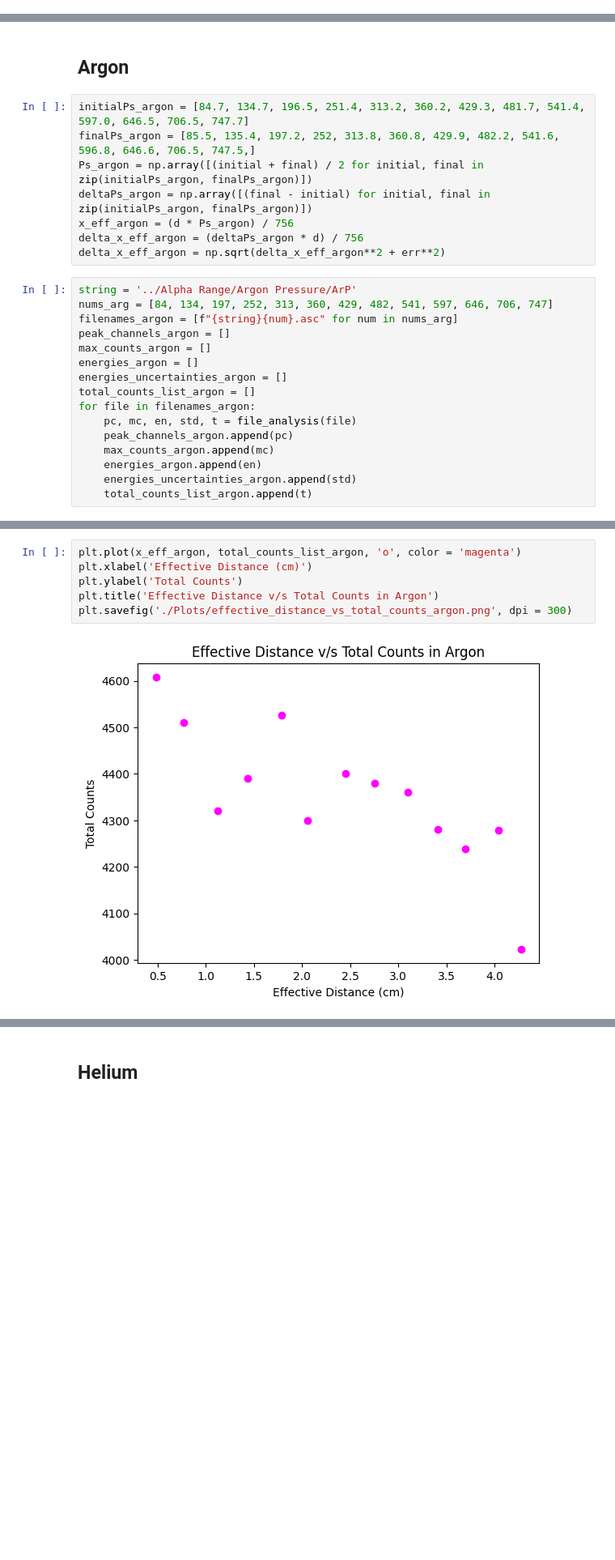
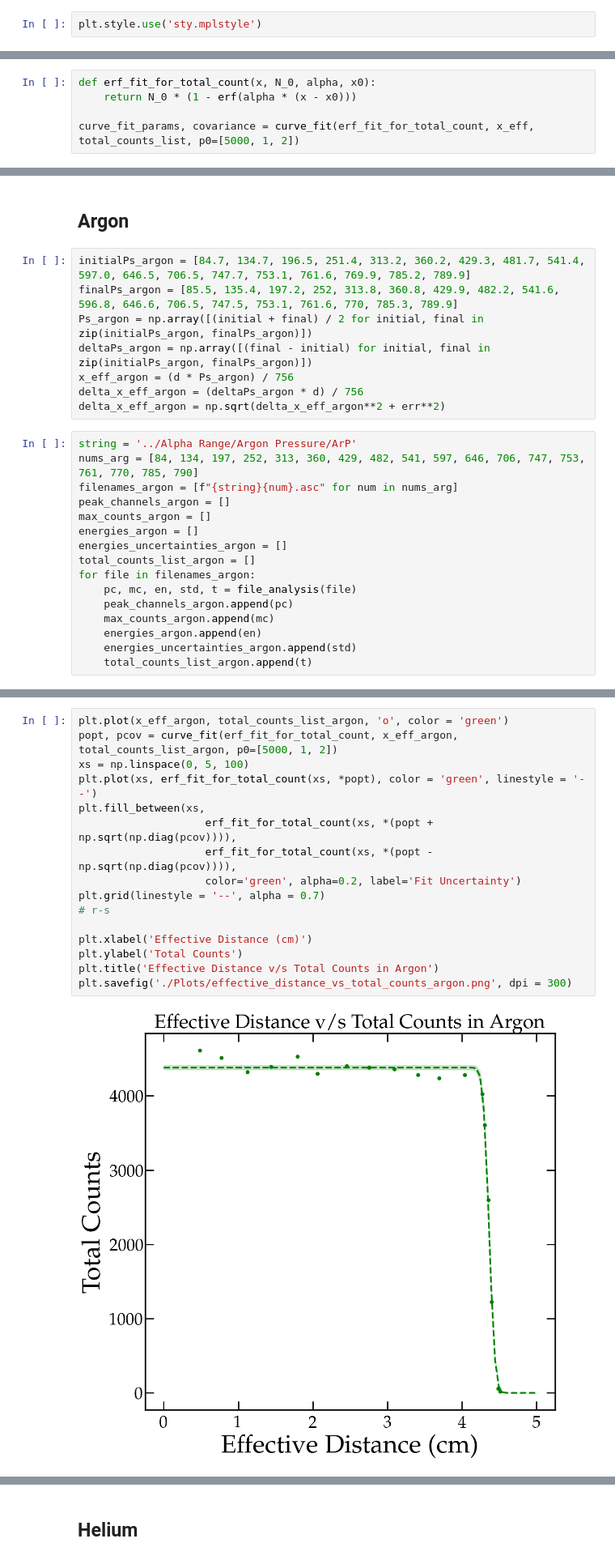
Before and after one commit to chinmayAmbasht/phys-403-alpha-range, a Jupyter notebook: day1.ipynb, the cells around one changed output, grey strips where cells are left out. Shown at 81% size. Cells and saved outputs as stored; diff of their text form; blank space fills up the shorter version.

```diff
--- a/day1.ipynb
+++ b/day1.ipynb
@@ -6,5 +8,7 @@ import astropy.units as u
 # %% [markdown]
 ## Calibration
+# %%
+plt.style.use('sty.mplstyle')
 # %%
 Vs = np.array([40, 50, 60, 70, 80, 90, 100,125, 150,175, 200, 700, 1000, 1200]) * 1e-3
 Q = 0.4095 * 1e-12  * Vs
@@ -144,0 +255,5 @@ plt.savefig('./Plots/effective_distance_vs_total_counts.png', dpi = 300)
+# %%
+def erf_fit_for_total_count(x, N_0, alpha, x0):
+    return N_0 * (1 - erf(alpha * (x - x0)))
+
+curve_fit_params, covariance = curve_fit(erf_fit_for_total_count, x_eff, total_counts_list, p0=[5000, 1, 2])
@@ -145,8 +299,8 @@ plt.savefig('./Plots/effective_distance_vs_total_counts.png', dpi = 300)
 # %% [markdown]
 ## Argon
 # %%
-initialPs_argon = [84.7, 134.7, 196.5, 251.4, 313.2, 360.2, 429.3, 481.7, 541.4, 597.0, 646.5, 706.5, 747.7]
-finalPs_argon = [85.5, 135.4, 197.2, 252, 313.8, 360.8, 429.9, 482.2, 541.6, 596.8, 646.6, 706.5, 747.5,]
+initialPs_argon = [84.7, 134.7, 196.5, 251.4, 313.2, 360.2, 429.3, 481.7, 541.4, 597.0, 646.5, 706.5, 747.7, 753.1, 761.6, 769.9, 785.2, 789.9]
+finalPs_argon = [85.5, 135.4, 197.2, 252, 313.8, 360.8, 429.9, 482.2, 541.6, 596.8, 646.6, 706.5, 747.5, 753.1, 761.6, 770, 785.3, 789.9]
 Ps_argon = np.array([(initial + final) / 2 for initial, final in zip(initialPs_argon, finalPs_argon)])
 deltaPs_argon = np.array([(final - initial) for initial, final in zip(initialPs_argon, finalPs_argon)])
 x_eff_argon = (d * Ps_argon) / 756
@@ -154,7 +308,7 @@ delta_x_eff_argon = (deltaPs_argon * d) / 756
 delta_x_eff_argon = np.sqrt(delta_x_eff_argon**2 + err**2)
 # %%
 string = '../Alpha Range/Argon Pressure/ArP'
-nums_arg = [84, 134, 197, 252, 313, 360, 429, 482, 541, 597, 646, 706, 747]
+nums_arg = [84, 134, 197, 252, 313, 360, 429, 482, 541, 597, 646, 706, 747, 753, 761, 770, 785, 790]
 filenames_argon = [f"{string}{num}.asc" for num in nums_arg]
 peak_channels_argon = []
 max_counts_argon = []
@@ -171,11 +345,21 @@ for file in filenames_argon:
 # %%
-plt.plot(x_eff_argon, total_counts_list_argon, 'o', color = 'magenta')
+plt.plot(x_eff_argon, total_counts_list_argon, 'o', color = 'green')
+popt, pcov = curve_fit(erf_fit_for_total_count, x_eff_argon, total_counts_list_argon, p0=[5000, 1, 2])
+xs = np.linspace(0, 5, 100)
+plt.plot(xs, erf_fit_for_total_count(xs, *popt), color = 'green', linestyle = '--')
+plt.fill_between(xs,
+                    erf_fit_for_total_count(xs, *(popt + np.sqrt(np.diag(pcov)))),
+                    erf_fit_for_total_count(xs, *(popt - np.sqrt(np.diag(pcov)))),
+                    color='green', alpha=0.2, label='Fit Uncertainty')
+plt.grid(linestyle = '--', alpha = 0.7)
+# r-s
+
 plt.xlabel('Effective Distance (cm)')
 plt.ylabel('Total Counts')
 plt.title('Effective Distance v/s Total Counts in Argon')
 plt.savefig('./Plots/effective_distance_vs_total_counts_argon.png', dpi = 300)
 # %% [output]
-[figure, old version]
+[figure, new version]
 # %%
 plt.errorbar(x_eff_argon, np.array(energies_argon)**2, xerr= delta_x_eff_argon, yerr=np.array(energies_uncertainties_argon)**2, marker ='o', color = 'orange')
 
```
Also changed, not shown: parts of 18 cells of this notebook, 22 other files.
